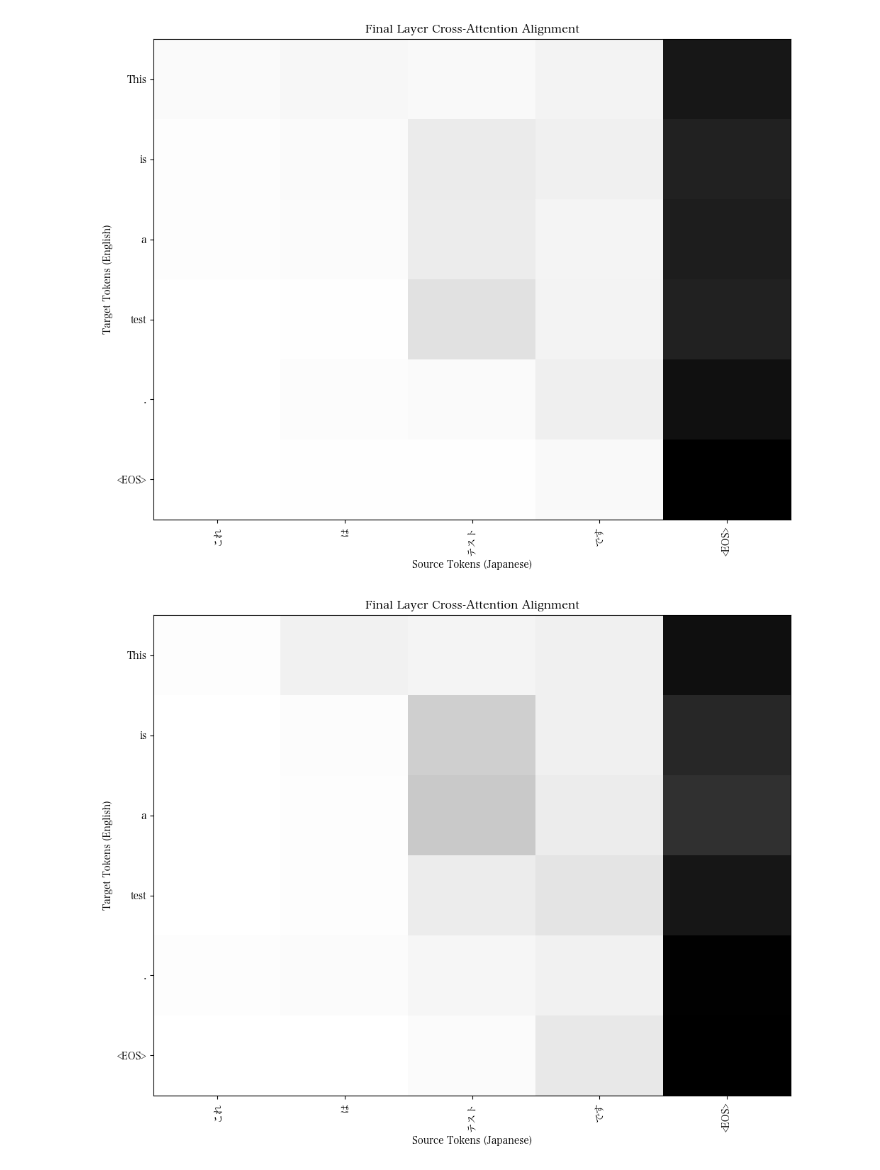
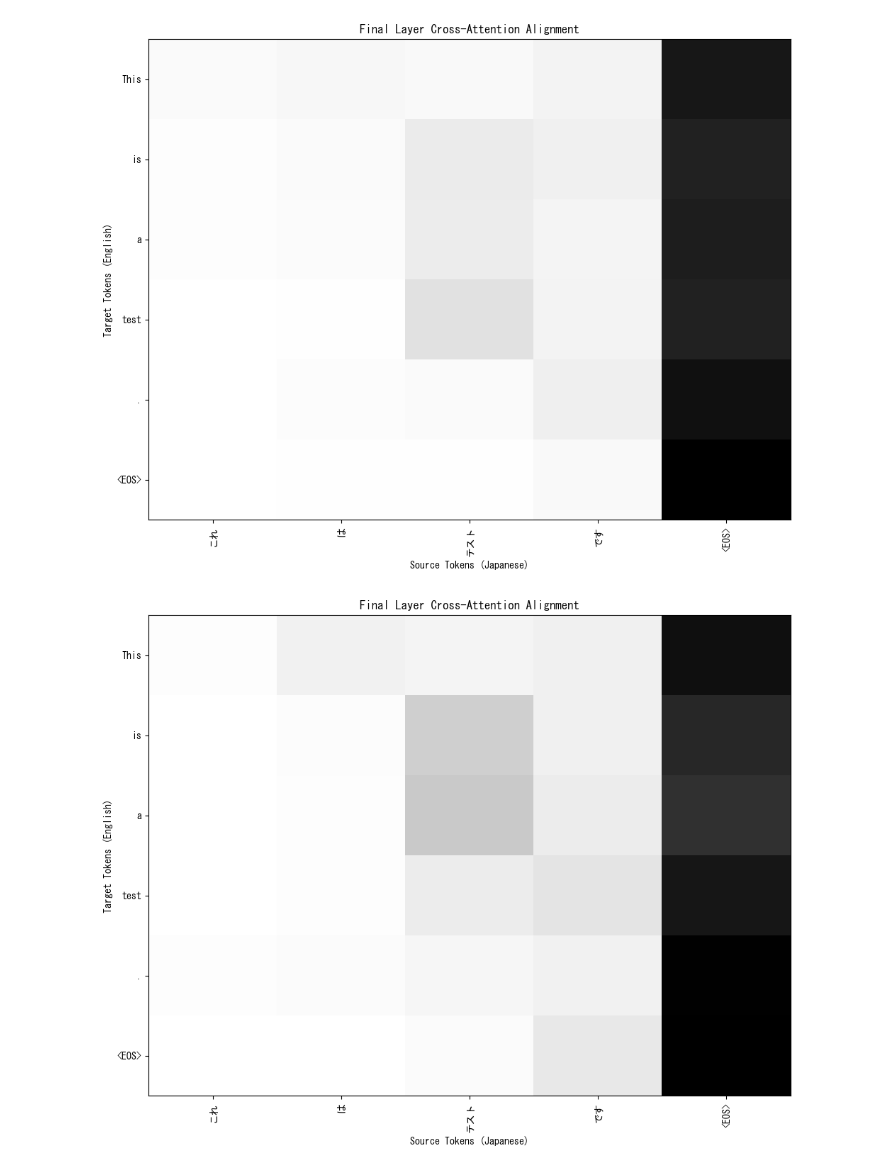
Before and after one commit to MatthewBradon/BookTranslator, a Jupyter notebook: visualizing_attention_weights.ipynb, the cells around one changed output. Drawn from its saved outputs; the diff is of its cells as text; code cells hidden in the pictures.

Commit message:
Setup fonts correctly

```diff
--- a/visualizing_attention_weights.ipynb
+++ b/visualizing_attention_weights.ipynb
@@ -3,7 +3,12 @@
 from transformers import MarianMTModel, MarianTokenizer
 import torch
 import matplotlib.pyplot as plt
-plt.rcParams['font.family'] = 'Hiragino Mincho ProN'
+import os
+
+if os.name == 'nt':
+    plt.rcParams['font.family'] = 'MS Gothic'
+else:
+    plt.rcParams['font.family'] = 'Hiragino Mincho ProN'
 
 model_name = "Helsinki-NLP/opus-mt-ja-en"
 tokenizer = MarianTokenizer.from_pretrained(model_name)
@@ -46,49 +51,39 @@ plt.title("Final Layer Cross-Attention Alignment")
 plt.tight_layout()
 plt.show()
 # %% [output]
-[figure, old version]
+[figure, new version]
 # %%
-
-# Set macOS-compatible font for Japanese
-plt.rcParams['font.family'] = 'Hiragino Mincho ProN'
-
-model_name = "Helsinki-NLP/opus-mt-ja-en"
-tokenizer = MarianTokenizer.from_pretrained(model_name)
-model = MarianMTModel.from_pretrained(model_name)
-src_text = "これはテストです"
-tgt_text = "This is a test."
-
 # Tokenize source
 inputs = tokenizer(src_text, return_tensors="pt")
 
 # Tokenize target for decoder input
 with tokenizer.as_target_tokenizer():
     decoder_inputs = tokenizer(tgt_text, return_tensors="pt")
 
 # Forward pass with attention
 outputs = model(**inputs, decoder_input_ids=decoder_inputs["input_ids"], output_attentions=True)
 
 # Extract last layer cross-attention (batch, heads, tgt_len, src_len)
 cross_attn = outputs.cross_attentions[-1]
 # Average over attention heads
 avg_attn = cross_attn.mean(dim=1).squeeze()  # shape: (tgt_len, src_len)
 
 # Clean tokens for display
 def clean_tokens(tokens):
     return [token.replace('▁', '').replace('</s>', '<EOS>') for token in tokens]
 
 src_tokens = clean_tokens(tokenizer.convert_ids_to_tokens(inputs["input_ids"][0]))
 tgt_tokens = clean_tokens(tokenizer.convert_ids_to_tokens(decoder_inputs["input_ids"][0]))
 
 # Plot attention matrix
 plt.figure(figsize=(10, 8))
 plt.imshow(avg_attn.detach().cpu().numpy(), cmap='gray_r', aspect='auto')
 plt.xticks(range(len(src_tokens)), src_tokens, rotation=90)
 plt.yticks(range(len(tgt_tokens)), tgt_tokens)
 plt.xlabel("Source Tokens (Japanese)")
 plt.ylabel("Target Tokens (English)")
 plt.title("Final Layer Cross-Attention Alignment")
 plt.tight_layout()
 plt.show()
 # %% [output]
-[figure, old version]
+[figure, new version]
```
